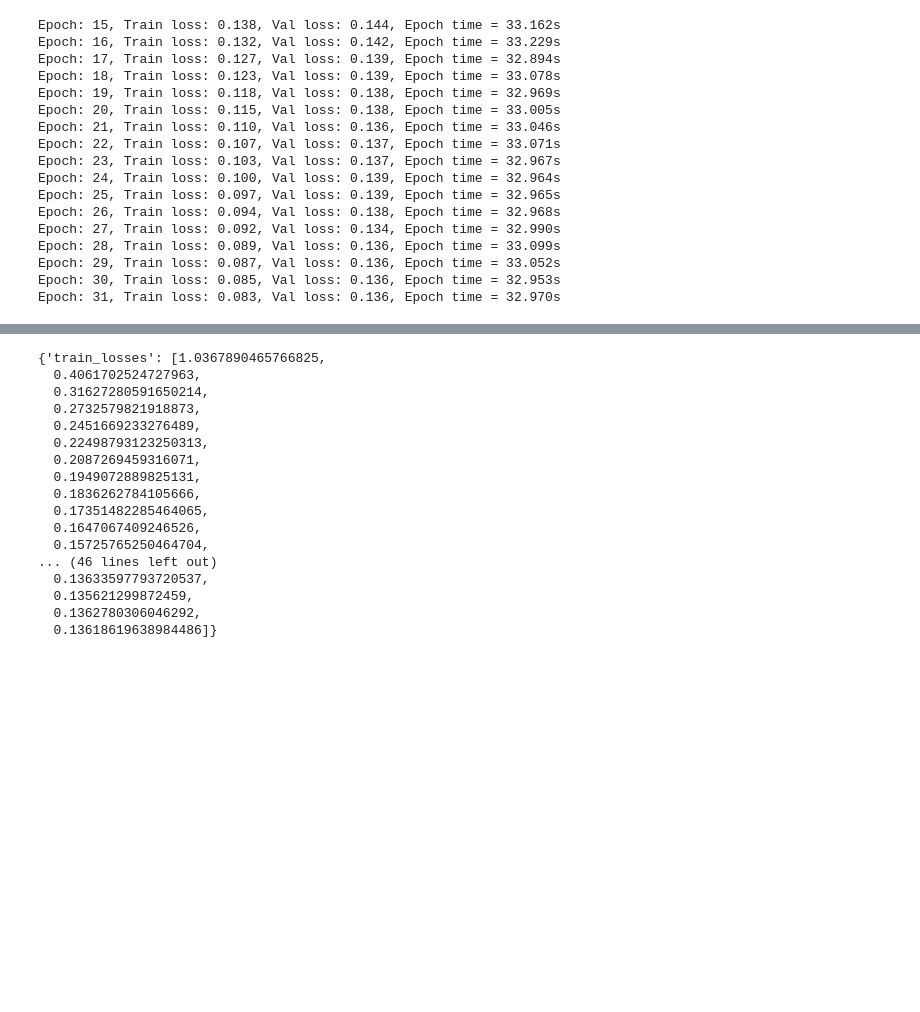
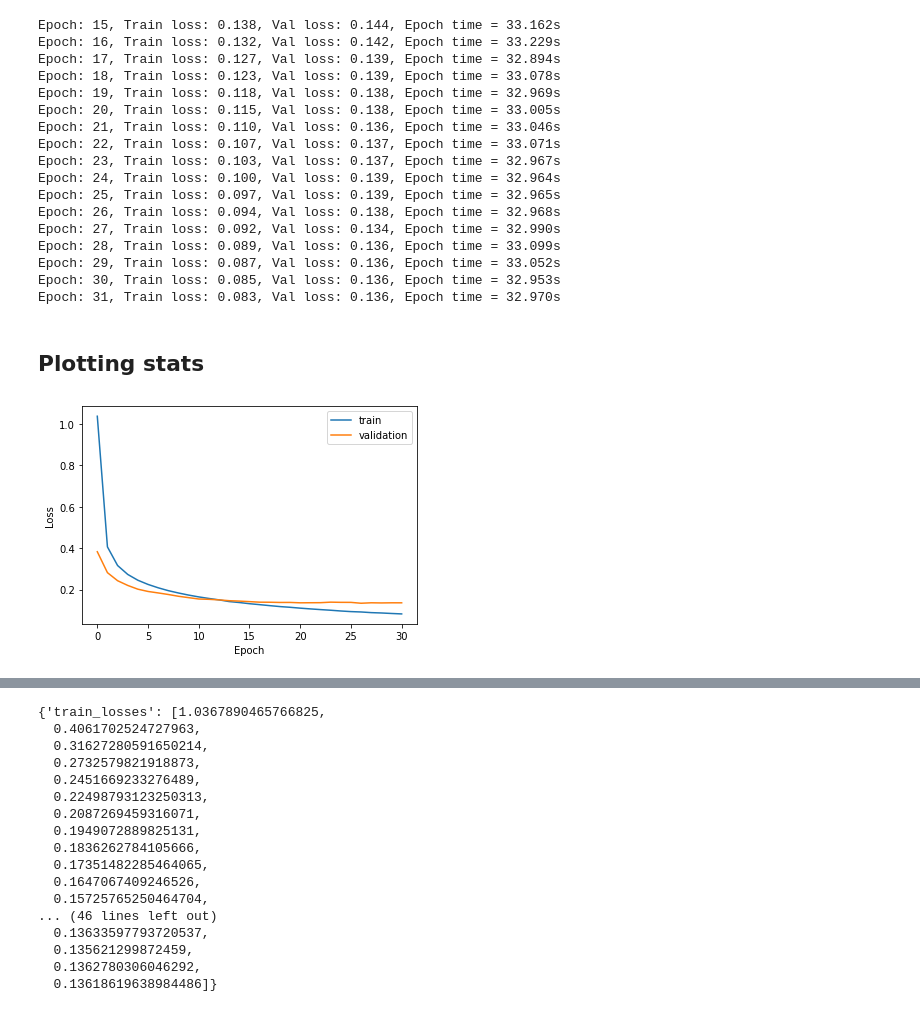
Before and after one commit to sajadalipour7/Persian-Grapheme-To-Phoneme-With-Transformer, a Jupyter notebook: PersianG2P.ipynb, the cells around one changed output, grey strips where cells are left out. Drawn from its saved outputs; the diff is of its cells as text; code cells hidden in the pictures; blank space fills up the shorter version.

Commit message:
Plotting stats for 30 epochs

```diff
--- a/PersianG2P.ipynb
+++ b/PersianG2P.ipynb
@@ -435,3 +435,5 @@ Epoch: 28, Train loss: 0.089, Val loss: 0.136, Epoch time = 33.099s
 Epoch: 29, Train loss: 0.087, Val loss: 0.136, Epoch time = 33.052s
 Epoch: 30, Train loss: 0.085, Val loss: 0.136, Epoch time = 32.953s
 Epoch: 31, Train loss: 0.083, Val loss: 0.136, Epoch time = 32.970s
+# %% [markdown]
+## Plotting stats
@@ -437,0 +442,9 @@ Epoch: 31, Train loss: 0.083, Val loss: 0.136, Epoch time = 32.970s
+# %%
+plt.plot(stats_for_plotting["train_losses"],label="train")
+plt.plot(stats_for_plotting["test_losses"],label="validation")
+plt.legend(loc="upper right")
+plt.xlabel("Epoch")
+plt.ylabel("Loss")
+plt.show()
+# %% [output]
+[figure, added]
```
Also changed, not shown: parts of 8 cells of this notebook.
